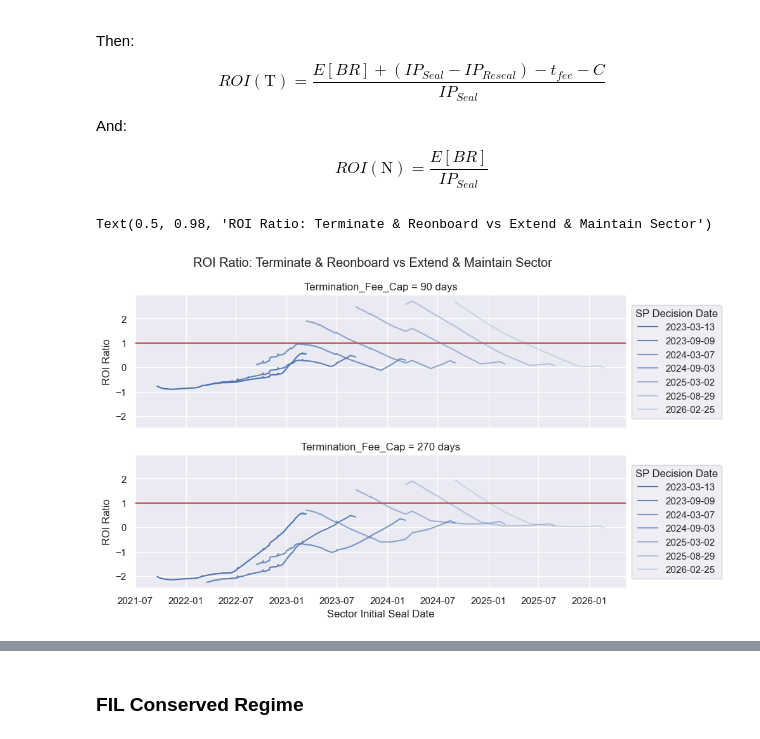
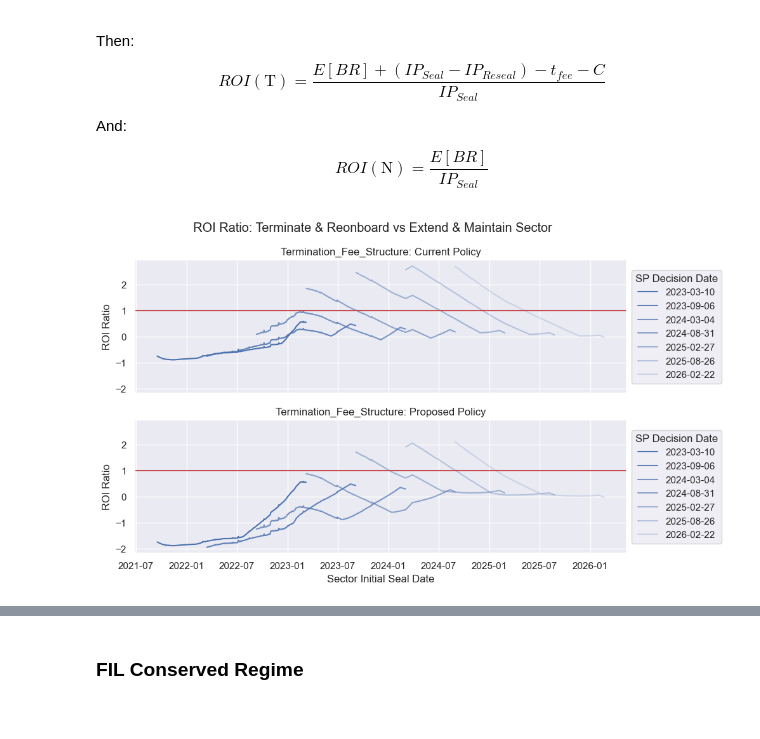
Before and after one commit to protocol/CryptoEconLab, a Jupyter notebook: notebooks/termination_fees/SP_Rational_Termination_Model.ipynb, the cells around one changed output, grey strips where cells are left out. Cells and saved outputs as stored; diff of their text form; code cells hidden in the pictures.

```diff
--- a/notebooks/termination_fees/SP_Rational_Termination_Model.ipynb
+++ b/notebooks/termination_fees/SP_Rational_Termination_Model.ipynb
@@ -37,7 +90,7 @@ sector_duration_days = 360 #@param {type:"number"}
 
 network_start_date_obj = date(2021, 3, 16)  # network start date
 if simulation_start_date == "today":
-    simulation_start_date_obj = date.today() - timedelta(days=2)
+    simulation_start_date_obj = date.today() - timedelta(days=10)
 else:
     try:
         simulation_start_date_obj = date.fromisoformat(simulation_start_date)
@@ -309,44 +472,44 @@ for idx,decision_date in enumerate(results_roi_ratios.keys()):
 axs[0].legend(loc='center left', bbox_to_anchor=(1.0, 0.5), title='SP Decision Date')
 axs[0].axhline(1, c='r')
 
-axs[0].set_title('Termination_Fee_Cap = ' + str(termination_cap) + ' days')
+axs[0].set_title('Termination_Fee_Structure: Current Policy')
 axs[0].set_xlabel('Sector Initial Seal Date')
 axs[0].set_ylabel('ROI Ratio')
 
 # Plot 270 Fee Cap
 reward_years = 1
 num_sectors=1
-termination_cap = 90 * 3
+termination_cap = 230
 salvage_value = 1/4 * 0.4
 reseal_cost = 0.55 * GiB/TiB * 32 * 1.2
 
 decision_dates = [simulation_start_date_obj]
 for i in range(6):
     decision_dates.append(decision_dates[-1] + timedelta(180))
 
 results_roi_ratios = compute_ROI_ratios(reward_years=reward_years,
                        num_sectors=num_sectors,
                        termination_cap=termination_cap,
                        salvage_value=salvage_value,
                        method='2',
                        reseal_cost=reseal_cost,
                        decision_dates=decision_dates)
 
 alphas = np.linspace(1,0.2,len(results_roi_ratios.keys()))
 for idx,decision_date in enumerate(results_roi_ratios.keys()):
     sns.lineplot(data=results_roi_ratios[decision_date], c='b',
                  alpha=alphas[idx],label=decision_date.strftime('%Y-%m-%d'),
                  legend=False, ax=axs[1])
 
 
 axs[1].legend(loc='center left', bbox_to_anchor=(1.0, 0.5), title='SP Decision Date')
 axs[1].axhline(1, c='r')
 
-axs[1].set_title('Termination_Fee_Cap = ' + str(termination_cap) + ' days')
+axs[1].set_title('Termination_Fee_Structure: Proposed Policy')
 axs[1].set_xlabel('Sector Initial Seal Date')
 axs[1].set_ylabel('ROI Ratio')
 
 plt.suptitle('ROI Ratio: Terminate & Reonboard vs Extend & Maintain Sector')
+plt.savefig('ROI Ratio: Terminate & Reonboard vs Extend & Maintain Sector', bbox_inches='tight')
 # %% [output]
-Text(0.5, 0.98, 'ROI Ratio: Terminate & Reonboard vs Extend & Maintain Sector')
-[figure, old version]
+[figure, new version]
```
Also changed, not shown: parts of 17 cells of this notebook, 14 other files.
